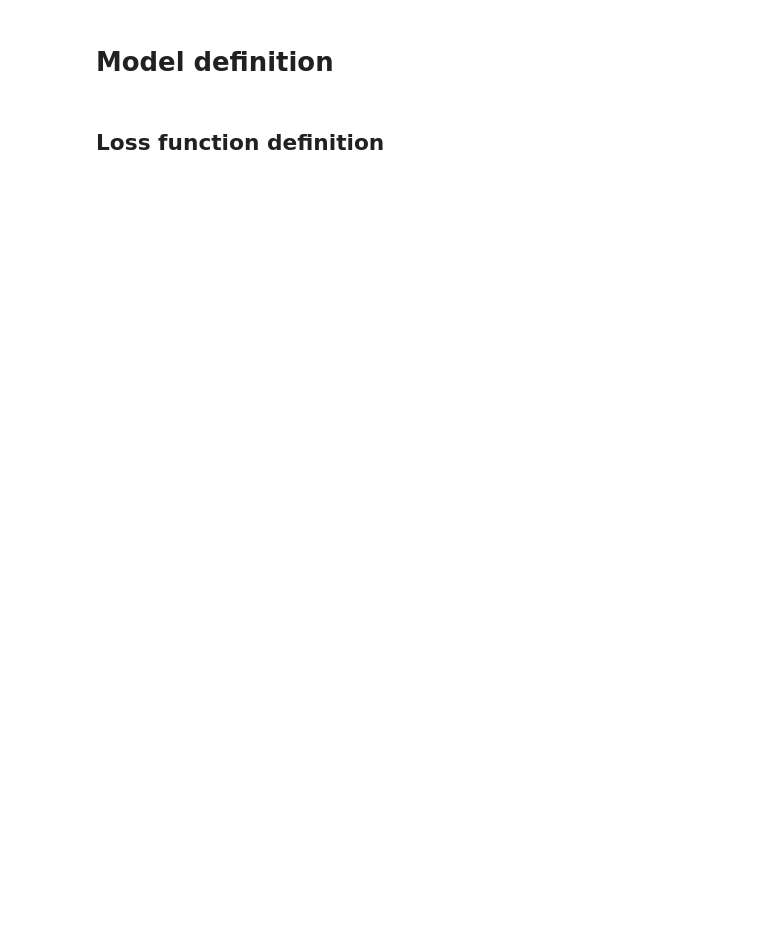
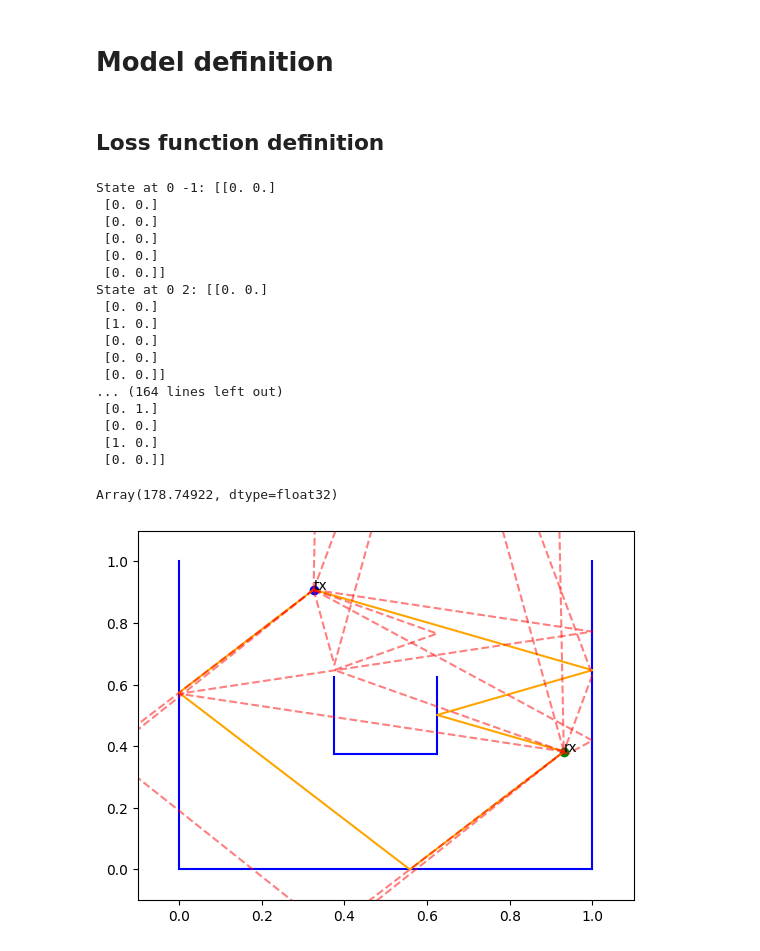
Before and after one commit to jeertmans/DiffeRT2d, a Jupyter notebook: docs/source/GFlowNet.ipynb, the cells around one changed output. Cells and saved outputs as stored; diff of their text form; code cells hidden in the pictures; blank space fills up the shorter version.

```diff
--- a/docs/source/GFlowNet.ipynb
+++ b/docs/source/GFlowNet.ipynb
@@ -126,8 +164,10 @@ plt.show()
 key, key_model, key_train, key_samples = jax.random.split(key, 4)
 key_train_samples, key_test_samples = jax.random.split(key_samples, 2)
 
-train_samples = samples(order=order, key=key_train_samples)
-test_samples = samples(order=order, key=key_test_samples)
+# Let's filter out the cases with not valid paths, because they are not intersting to learn from.
+
+train_samples = filter(lambda args: args[0].shape[0] > 0, samples(order=order, key=key_train_samples))
+test_samples = filter(lambda args: args[0].shape[0] > 0, samples(order=order, key=key_test_samples))
 # %%
 @jax.jit
 @jaxtyped(typechecker=typechecker)
@@ -137,40 +177,15 @@ def row_in_matrix(
     bool_ = jax.vmap(jnp.equal, in_axes=(None, 0))(row, matrix)
     return jnp.any(jnp.all(bool_, axis=1), axis=0)
 
-
-@jax.jit
-@jaxtyped(typechecker=typechecker)
-def rows_in_matrix(
-    rows: Shaped[Array, "batch num_cols"], matrix: Shaped[Array, "num_rows num_cols"]
-) -> Bool[Array, " batch"]:
-    return jax.vmap(row_in_matrix, in_axes=(0, None))(rows, matrix)
-
-
 @jax.jit
 @jaxtyped(typechecker=typechecker)
 def reward(
-    pred_path_candidates: Int[Array, "batch order"],
+    pred_path_candidate: Int[Array, "order"],
     true_path_candidates: Int[Array, "num_paths order"],
 ) -> Float[Array, " "]:
-    # 1. Check if predicted path candidates are in the set of true path candidates
-    pred_in_true = rows_in_matrix(pred_path_candidates, true_path_candidates)
-    valid_count = jnp.sum(pred_in_true)
-    invalid_count = jnp.sum(~pred_in_true)
+    pred_in_true = row_in_matrix(pred_path_candidate, true_path_candidates)
 
-    return jnp.where(true_path_candidates.size > 0, valid_count - invalid_count, 0.0)
+    return jnp.sum(pred_in_true.astype(float))
-# %%
-# Example to show how the reward function works
-pred_path_candidates = jnp.array(
-    [[0, 1], [2, 3], [1, 2], [2, 3], [0, 1], [4, 5]], dtype=jnp.int32
-)
-
-confidences = jnp.array([1.0, 1.0, 0.5, 1.0, 0.0, 0.0])
-
-true_path_candidates = jnp.array([[0, 1], [2, 3]], dtype=jnp.int32)
-
-with jax.disable_jit():
-    r = reward(pred_path_candidates, true_path_candidates)
-    print(r)
 # %% [markdown]
 # Model definition
 # %%
@@ -373,7 +364,28 @@ def loss(
 # %%
-training_model = Model(order=order, key=key_model)
-optim = optax.sgd(learning_rate=1e-4)
+training_model = FlowModel(order=order, key=key_model)
+optim = optax.adam(learning_rate=3e-4)
 # %%
-loss(training_model, *next(train_samples), plot=True, key=key)  # Untrained model
+key, key_loss_untrained = jax.random.split(key, 2)
+loss(training_model, *next(train_samples), plot=True, key=key_loss_untrained)  # Untrained model
+# %% [output]
+State at 0 -1: [[0. 0.]
+ [0. 0.]
+ [0. 0.]
+ [0. 0.]
+ [0. 0.]
+ [0. 0.]]
+State at 0 2: [[0. 0.]
+ [0. 0.]
+ [1. 0.]
+ [0. 0.]
+ [0. 0.]
+ [0. 0.]]
+... (164 lines left out)
+ [0. 1.]
+ [0. 0.]
+ [1. 0.]
+ [0. 0.]]
+Array(178.74922, dtype=float32)
+[figure, added]
 # %%
 def train(
```
Also changed, not shown: parts of 13 cells of this notebook, 2 other files.
